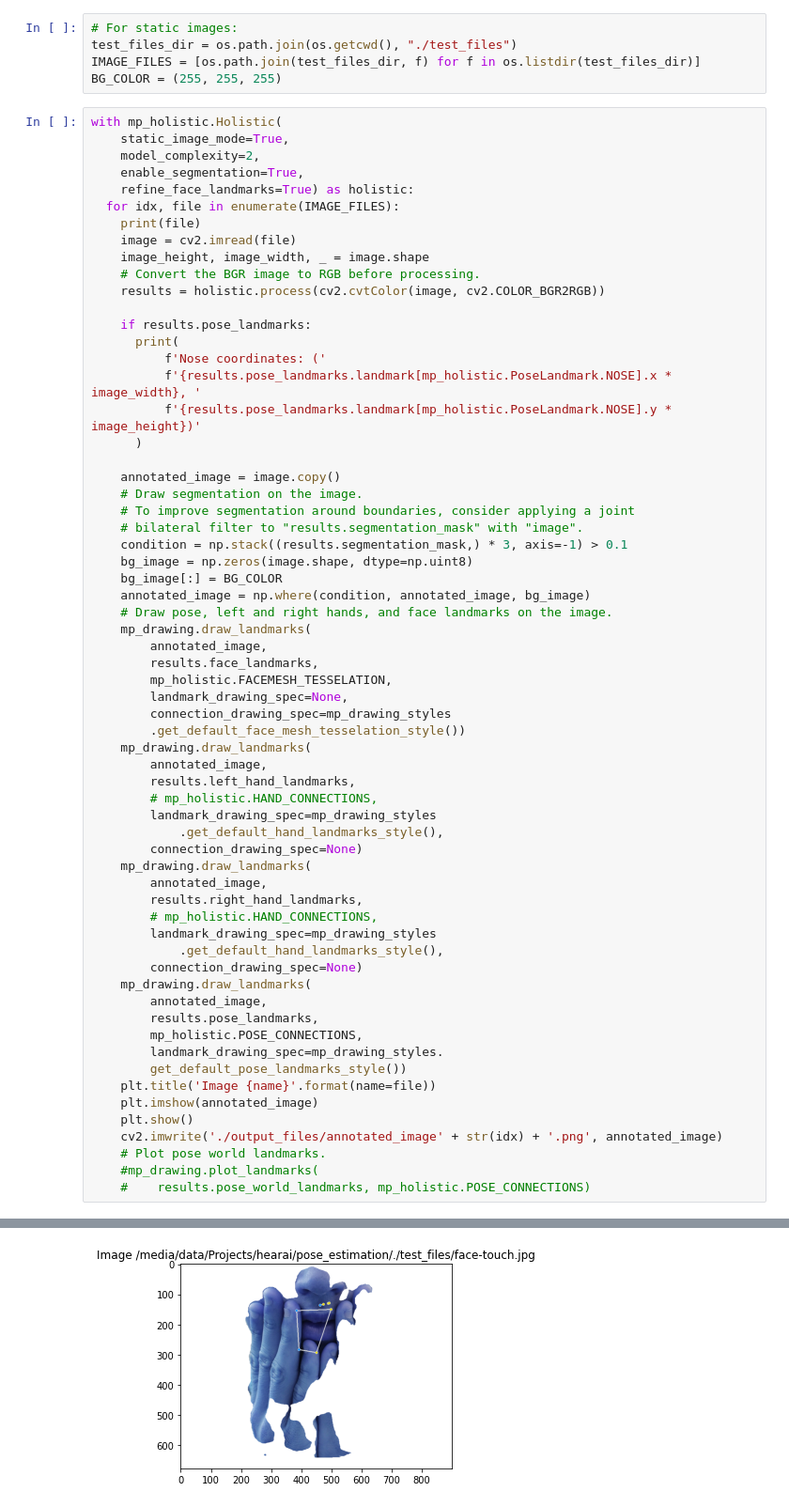
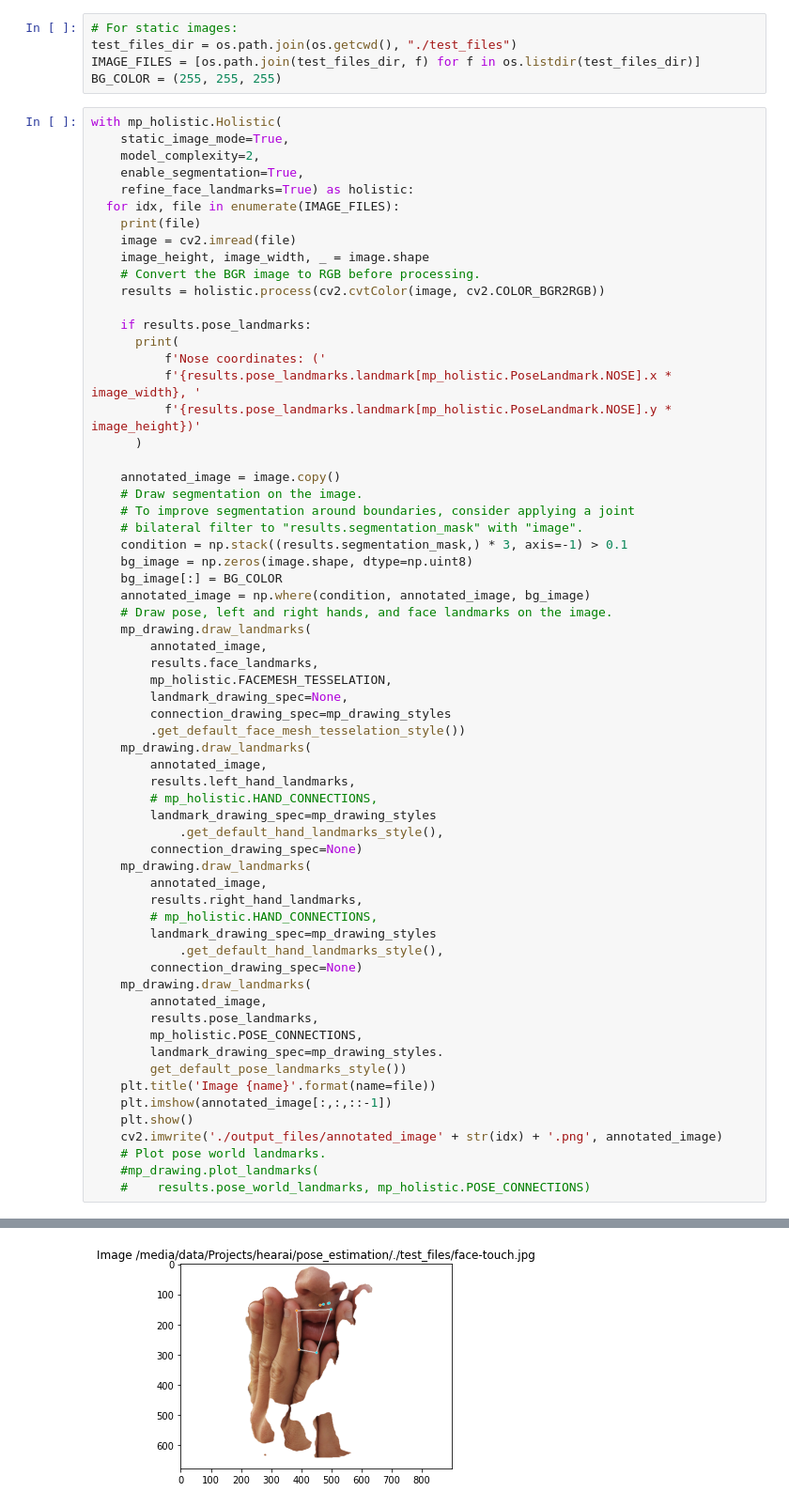
Before and after one commit to hearai/hearai, a Jupyter notebook: pose_estimation/holistic_test.ipynb, the cells around one changed output, grey strips where cells are left out. Shown at 94% size. Cells and saved outputs as stored; diff of their text form.

```diff
--- a/pose_estimation/holistic_test.ipynb
+++ b/pose_estimation/holistic_test.ipynb
@@ -71,7 +71,7 @@ with mp_holistic.Holistic(
         landmark_drawing_spec=mp_drawing_styles.
         get_default_pose_landmarks_style())
     plt.title('Image {name}'.format(name=file))
-    plt.imshow(annotated_image)
+    plt.imshow(annotated_image[:,:,::-1])
     plt.show()
     cv2.imwrite('./output_files/annotated_image' + str(idx) + '.png', annotated_image)
     # Plot pose world landmarks.
@@ -96,4 +96,4 @@ Nose coordinates: (164.38671112060547, 109.01220560073853)
 /media/data/Projects/hearai/pose_estimation/./test_files/face-touch.jpg
 Nose coordinates: (478.7021577358246, 136.22674083709717)
-[figure, old version]
+[figure, new version]
 ... (16 outputs left out)
```
Also changed, not shown: parts of 1 cell of this notebook.
